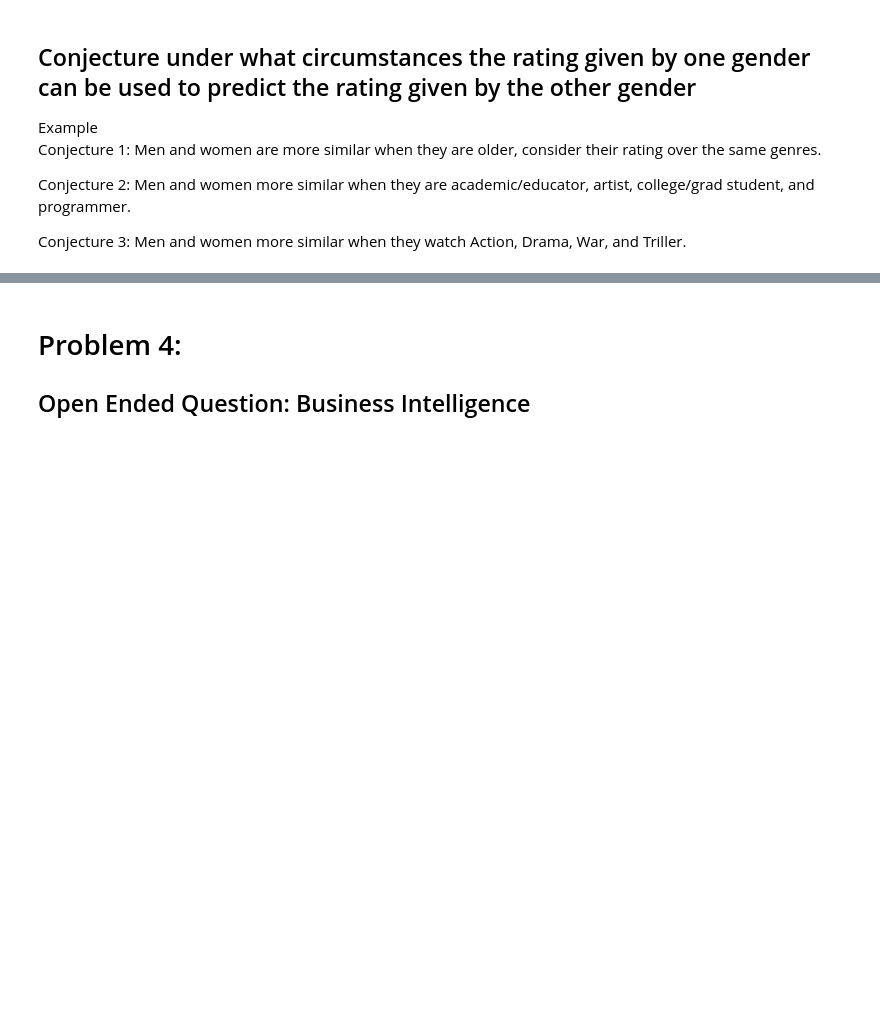
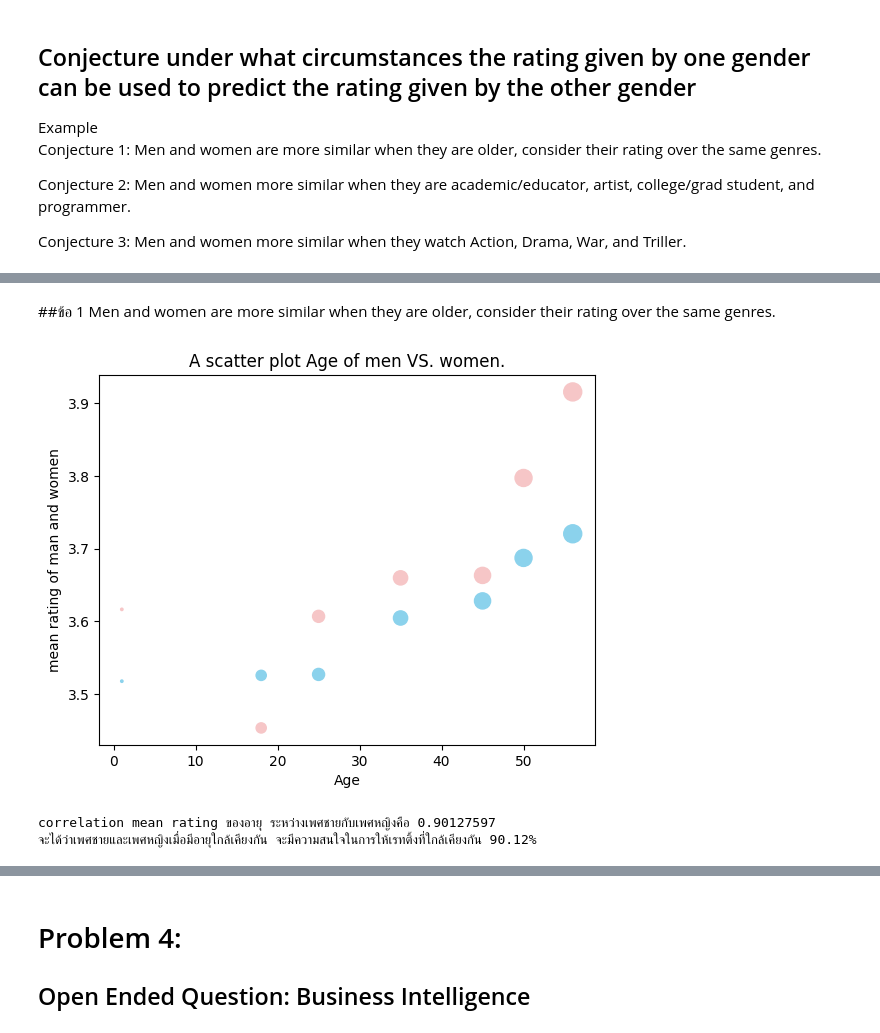
Before and after one commit to Tonry12/data_science_bootcamp_8_tonnaw, a Jupyter notebook: Project2_66.ipynb, the cells around one changed output, grey strips where cells are left out. Drawn from its saved outputs; the diff is of its cells as text; code cells hidden in the pictures; blank space fills up the shorter version.

```diff
--- a/Project2_66.ipynb
+++ b/Project2_66.ipynb
@@ -244,3 +260,49 @@ Conjecture 3: Men and women more similar when they watch Action, Drama, War, and
+# %% [markdown]
+##ข้อ 1 Men and women are more similar when they are older, consider their rating over the same genres.
+# %%
+#Conjecture 1: Men and women are more similar when they are older, consider their rating over the same genres.
+df_mf = df_use[['Title','Gender','Age','Rating']]
+
+df_m =df_mf[df_mf['Gender']=='M']
+df_f = df_mf[df_mf['Gender']=='F']
+am = df_m.groupby(['Age'])[['Rating']].mean().reindex()
+af = df_f.groupby(['Age'])[['Rating']].mean().reindex()
+
+s1 = pd.DataFrame({"Age": [1, 18, 25, 35,45,50,56]})
+af1 = af.merge(s1,how='left',on='Age')
+am1 = am.merge(s1,how='left',on='Age')
+
+data_plot = am1.merge(af1,how='left',on='Age')
+data_plot_notnull = data_plot.dropna()
+plt.scatter(
+            data_plot_notnull['Age'],
+            data_plot_notnull['Rating_x'],
+            s=data_plot_notnull['Age']*3,
+            c='#8BD2EC',
+            cmap="jet"
+            )
+plt.scatter(
+            data_plot_notnull['Age'],
+            data_plot_notnull['Rating_y'],
+            s=data_plot_notnull['Age']*3,
+            c='#F6C6C7',
+            cmap="jet"
+            )
+plt.title('A scatter plot Age of men VS. women.')
+plt.xlabel('Age')
+plt.ylabel('mean rating of man and women')
+plt.show()
+#-------------------------------
+# %% [output]
+[figure, added]
+# %%
+# The correlation mean rating for age of man and woman
+ar1 = np.corrcoef(data_plot_notnull['Rating_x'],data_plot_notnull['Rating_y'])
+print(f'correlation mean rating ของอายุ ระหว่างเพศชายกับเพศหญิงคือ 0.90127597 ')
+print('จะได้ว่าเพศชายและเพศหญิงเมื่อมีอายุใกล้เคียงกัน จะมีความสนใจในการให้เรทติ้งที่ใกล้เคียงกัน 90.12%')
+# %% [output]
+correlation mean rating ของอายุ ระหว่างเพศชายกับเพศหญิงคือ 0.90127597
+จะได้ว่าเพศชายและเพศหญิงเมื่อมีอายุใกล้เคียงกัน จะมีความสนใจในการให้เรทติ้งที่ใกล้เคียงกัน 90.12%
 # %%
 #-------------------------------
 #1: Men and women are more similar when they are older, consider their rating over the same genres.
```
Also changed, not shown: parts of 2 cells of this notebook.
